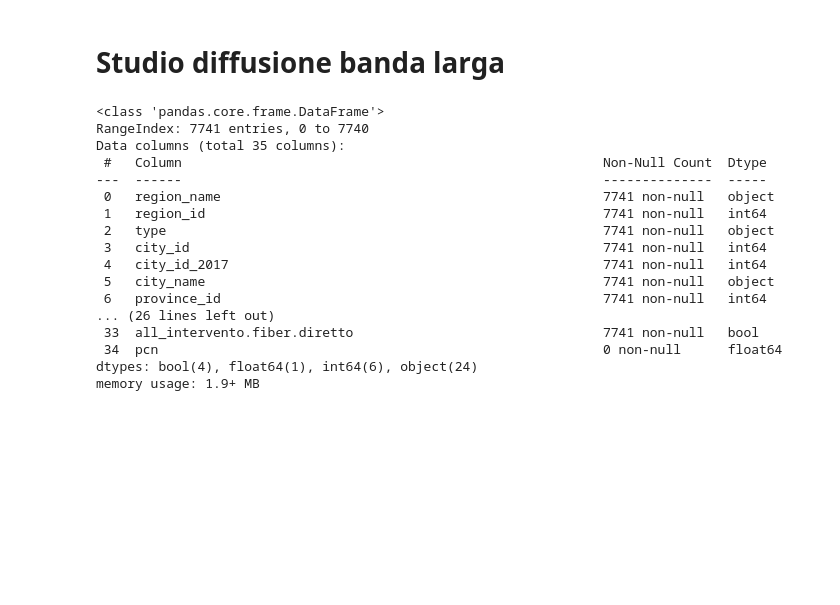
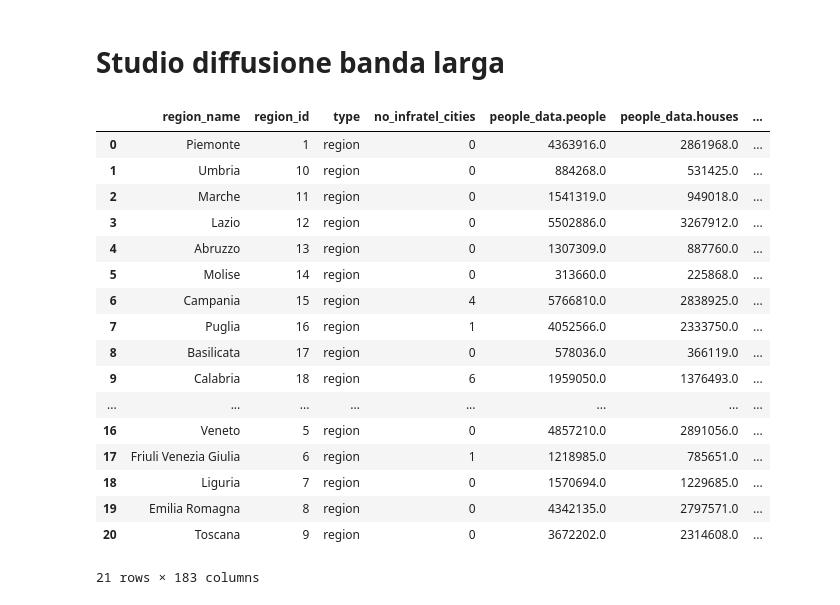
Before and after one commit to alemk96/bul_study, a Jupyter notebook: analyzer.ipynb, the cells around one changed output. Drawn from its saved outputs; the diff is of its cells as text; code cells hidden in the pictures; blank space fills up the shorter version.

```diff
--- a/analyzer.ipynb
+++ b/analyzer.ipynb
@@ -19,20 +22,0 @@ dataset = pd.json_normalize(data)
-# %%
-dataset.info()
-# %% [output]
-<class 'pandas.core.frame.DataFrame'>
-RangeIndex: 7741 entries, 0 to 7740
-Data columns (total 35 columns):
- #   Column                                                      Non-Null Count  Dtype
----  ------                                                      --------------  -----
- 0   region_name                                                 7741 non-null   object
- 1   region_id                                                   7741 non-null   int64
- 2   type                                                        7741 non-null   object
- 3   city_id                                                     7741 non-null   int64
- 4   city_id_2017                                                7741 non-null   int64
- 5   city_name                                                   7741 non-null   object
- 6   province_id                                                 7741 non-null   int64
-... (26 lines left out)
- 33  all_intervento.fiber.diretto                                7741 non-null   bool
- 34  pcn                                                         0 non-null      float64
-dtypes: bool(4), float64(1), int64(6), object(24)
-memory usage: 1.9+ MB
@@ -39 +26,22 @@ memory usage: 1.9+ MB
+# %%
+dataset_regioni
+# %% [output]
+|  | region_name | region_id | type | no_infratel_cities | people_data.people | people_data.houses | ... |
+| 0 | Piemonte | 1 | region | 0 | 4363916.0 | 2861968.0 | ... |
+| 1 | Umbria | 10 | region | 0 | 884268.0 | 531425.0 | ... |
+| 2 | Marche | 11 | region | 0 | 1541319.0 | 949018.0 | ... |
+| 3 | Lazio | 12 | region | 0 | 5502886.0 | 3267912.0 | ... |
+| 4 | Abruzzo | 13 | region | 0 | 1307309.0 | 887760.0 | ... |
+| 5 | Molise | 14 | region | 0 | 313660.0 | 225868.0 | ... |
+| 6 | Campania | 15 | region | 4 | 5766810.0 | 2838925.0 | ... |
+| 7 | Puglia | 16 | region | 1 | 4052566.0 | 2333750.0 | ... |
+| 8 | Basilicata | 17 | region | 0 | 578036.0 | 366119.0 | ... |
+| 9 | Calabria | 18 | region | 6 | 1959050.0 | 1376493.0 | ... |
+| ... | ... | ... | ... | ... | ... | ... | ... |
+| 16 | Veneto | 5 | region | 0 | 4857210.0 | 2891056.0 | ... |
+| 17 | Friuli Venezia Giulia | 6 | region | 1 | 1218985.0 | 785651.0 | ... |
+| 18 | Liguria | 7 | region | 0 | 1570694.0 | 1229685.0 | ... |
+| 19 | Emilia Romagna | 8 | region | 0 | 4342135.0 | 2797571.0 | ... |
+| 20 | Toscana | 9 | region | 0 | 3672202.0 | 2314608.0 | ... |
+21 rows × 183 columns
 # %%
```
Also changed, not shown: parts of 8 cells of this notebook, 22 other files.
